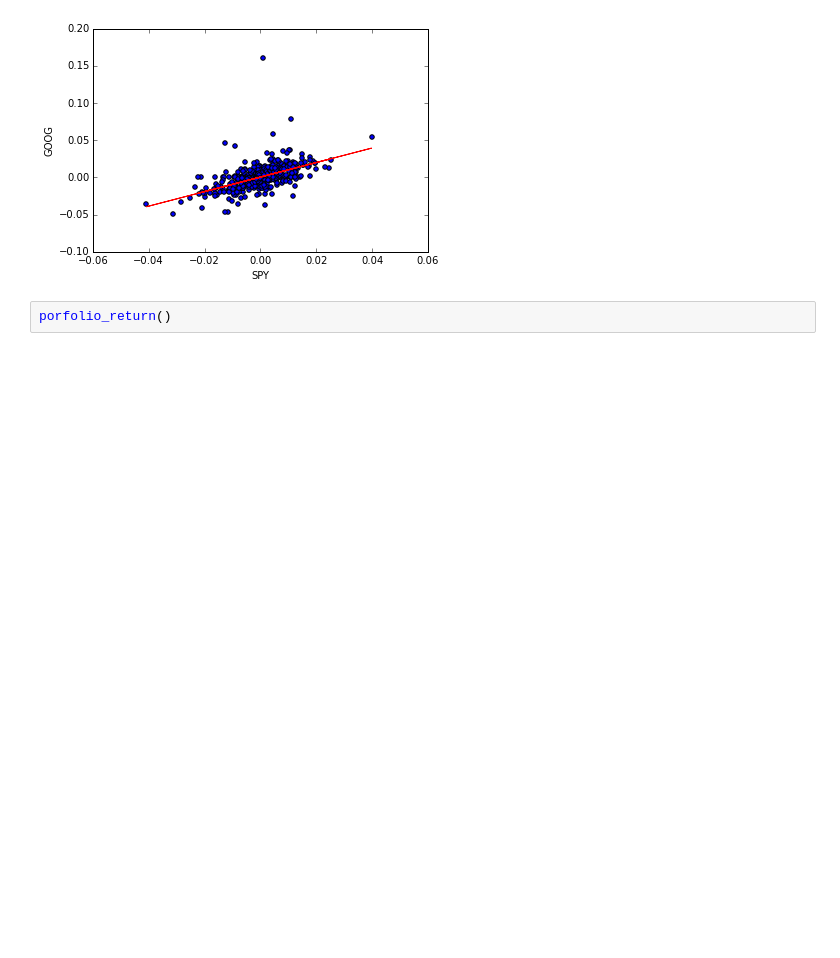
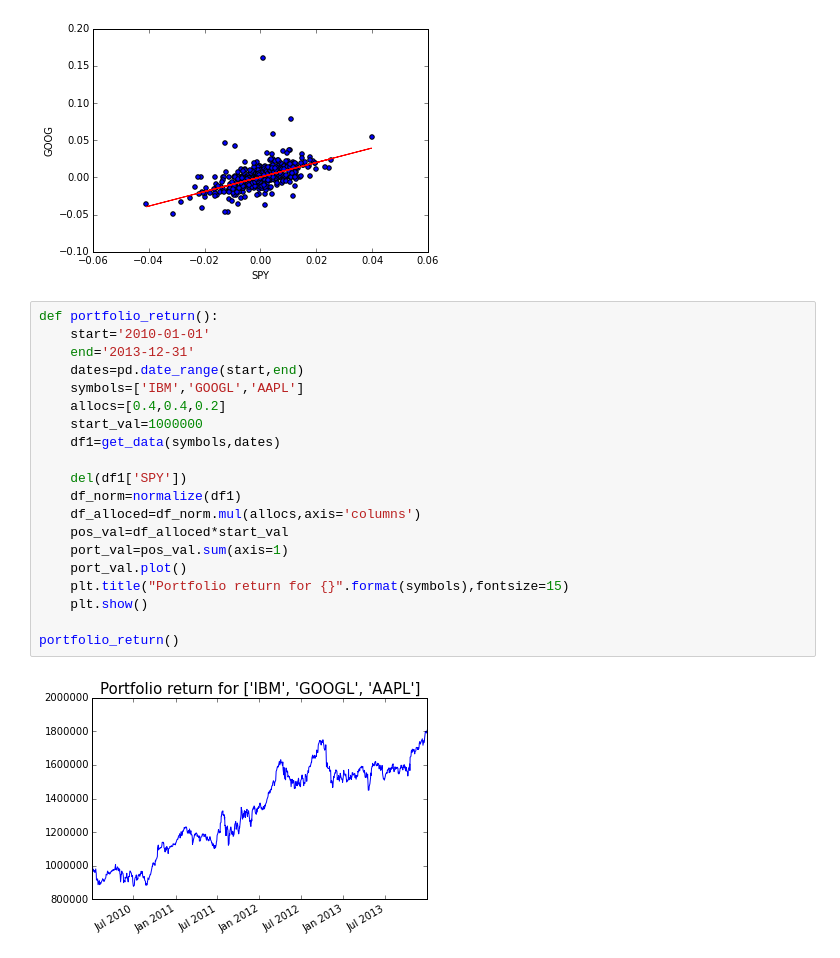
Before and after one commit to marek5050/machine_learning_for_trading, a Jupyter notebook: Machine_Learning_for_Finance.ipynb, the cells around one changed output. Drawn from its saved outputs; the diff is of its cells as text; blank space fills up the shorter version.

Commit message:
added portfolio return functionality

```diff
--- a/Machine_Learning_for_Finance.ipynb
+++ b/Machine_Learning_for_Finance.ipynb
@@ -71,5 +71,25 @@ GOOG  0.539044  0.385666  0.317306  1.000000
 [figure]
 [figure]
 [figure]
-# %%
-porfolio_return()
+# %%
+def portfolio_return():
+    start='2010-01-01'
+    end='2013-12-31'
+    dates=pd.date_range(start,end)
+    symbols=['IBM','GOOGL','AAPL']
+    allocs=[0.4,0.4,0.2]
+    start_val=1000000
+    df1=get_data(symbols,dates)
+
+    del(df1['SPY'])
+    df_norm=normalize(df1)
+    df_alloced=df_norm.mul(allocs,axis='columns')
+    pos_val=df_alloced*start_val
+    port_val=pos_val.sum(axis=1)
+    port_val.plot()
+    plt.title("Portfolio return for {}".format(symbols),fontsize=15)
+    plt.show()
+
+portfolio_return()
+# %% [output]
+[figure, added]
```
